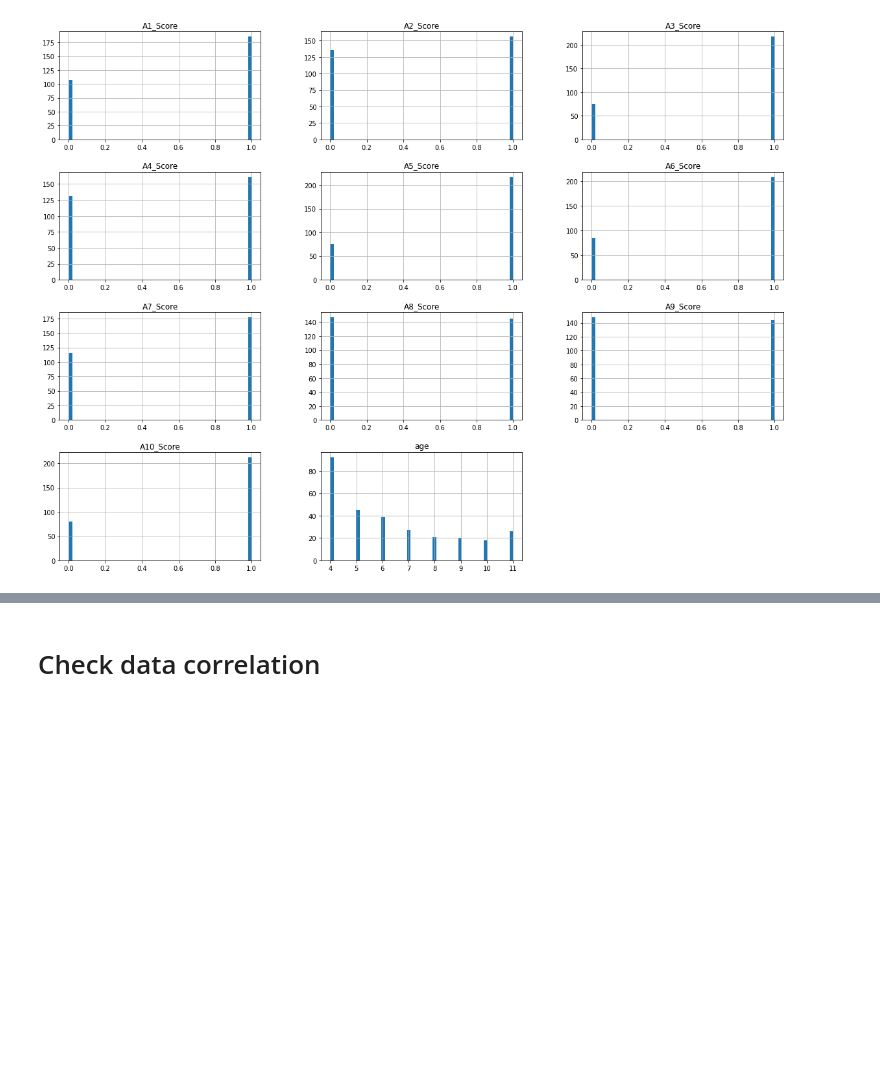
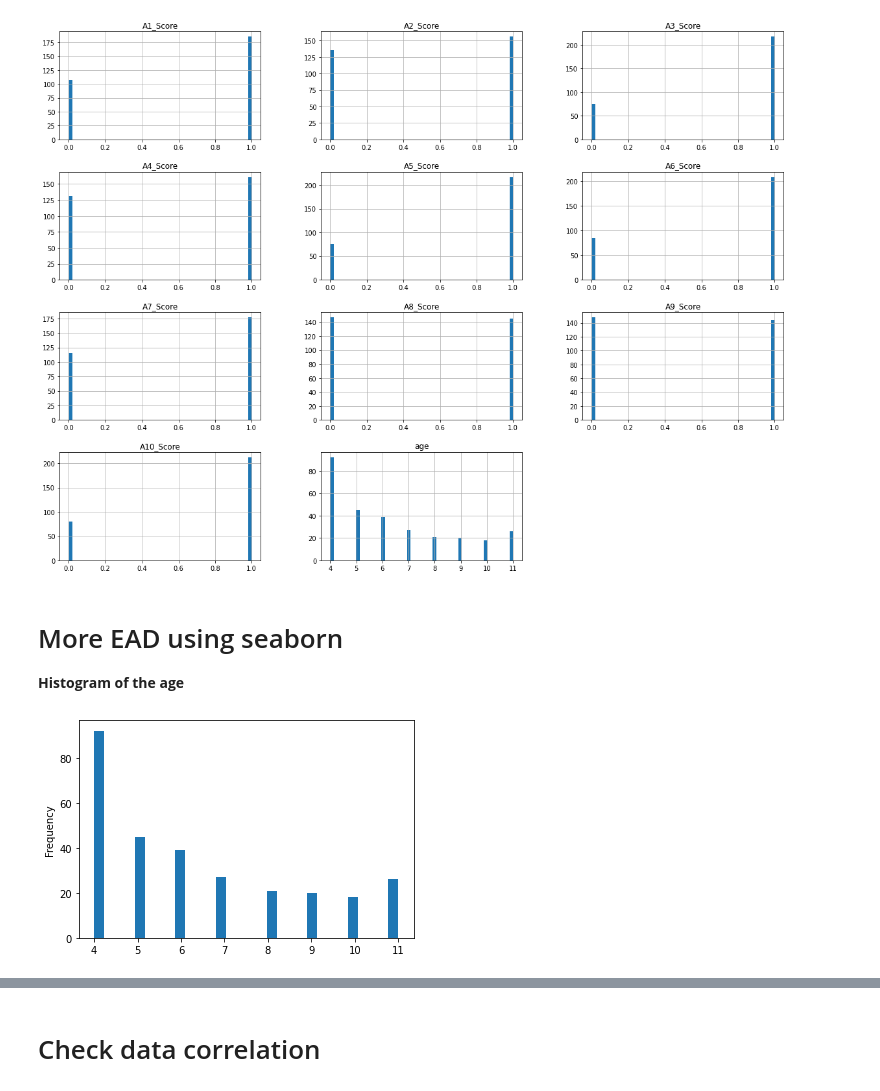
Before and after one commit to danielcdo/-MachineLearning, a Jupyter notebook: asdLogisticRegression.ipynb, the cells around one changed output, grey strips where cells are left out. Saved outputs shown, nothing was run; the diff lists cells and outputs as text; code cells hidden in the pictures; blank space fills up the shorter version.

```diff
--- a/asdLogisticRegression.ipynb
+++ b/asdLogisticRegression.ipynb
@@ -169,3 +173,11 @@ data.tail()
 data.hist(bins=50, figsize=(20,15));
 # %% [output]
 [figure]
+# %% [markdown]
+# More EAD using seaborn
+
+**Histogram of the age**
+# %%
+data['age'].plot.hist(bins=30);
+# %% [output]
+[figure, added]
```
Also changed, not shown: parts of 5 cells of this notebook.
